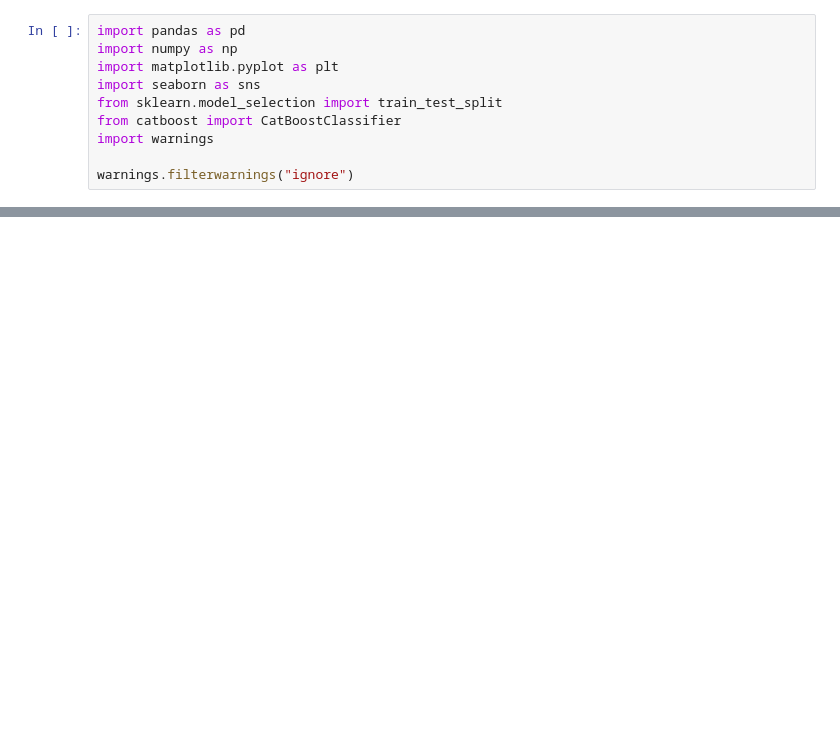
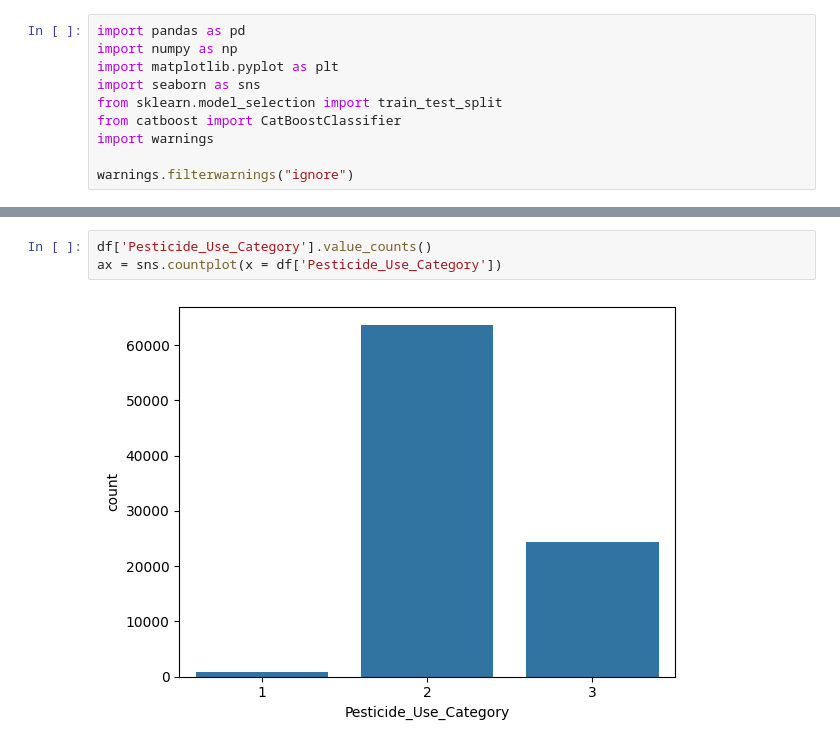
Before and after one commit to th900/Ciencia-de-dados-para-o-agronegocio, a Jupyter notebook: Ciência_de_dados_para_agronegocio.ipynb, the cells around one changed output, grey strips where cells are left out. Drawn from its saved outputs; the diff is of its cells as text; blank space fills up the shorter version.

```diff
--- a/Ciência_de_dados_para_agronegocio.ipynb
+++ b/Ciência_de_dados_para_agronegocio.ipynb
@@ -57,0 +79,5 @@ dtype: int64
+# %%
+df['Pesticide_Use_Category'].value_counts()
+ax = sns.countplot(x = df['Pesticide_Use_Category'])
+# %% [output]
+[figure, added]
```
Also changed, not shown: parts of 23 cells of this notebook.
